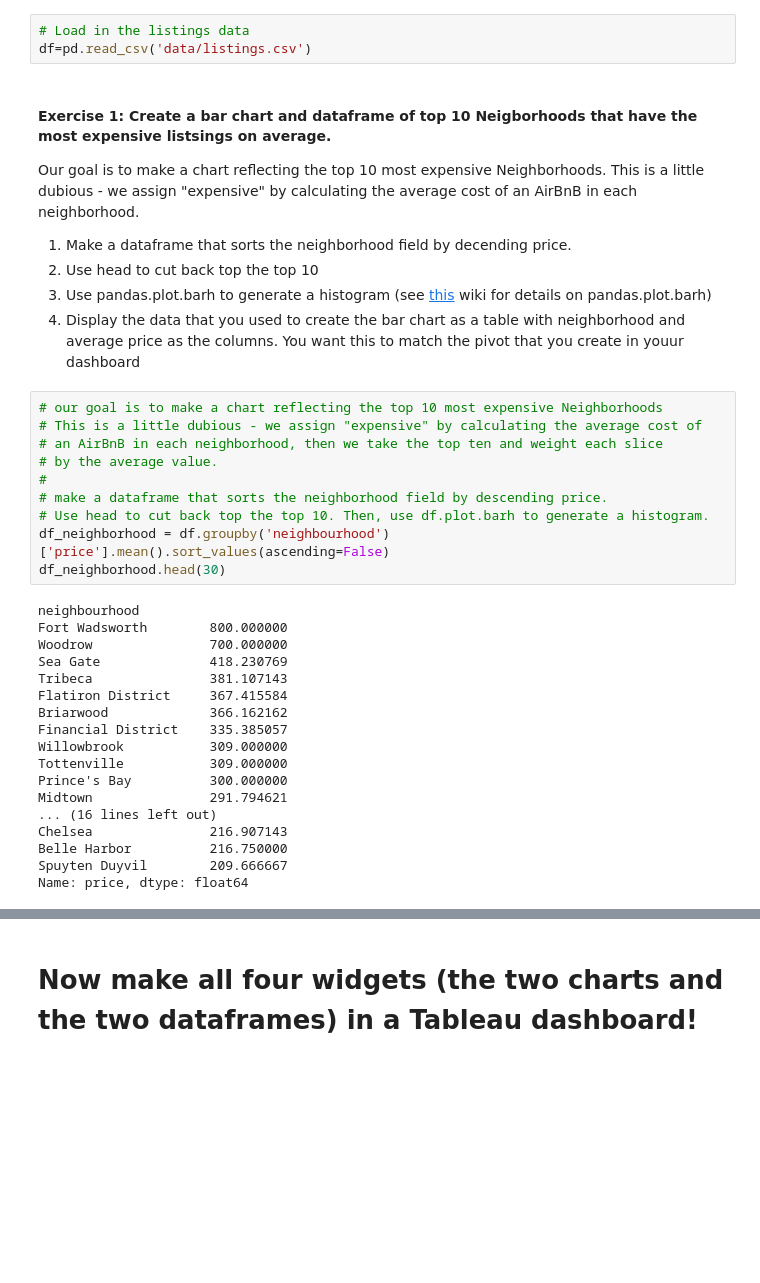
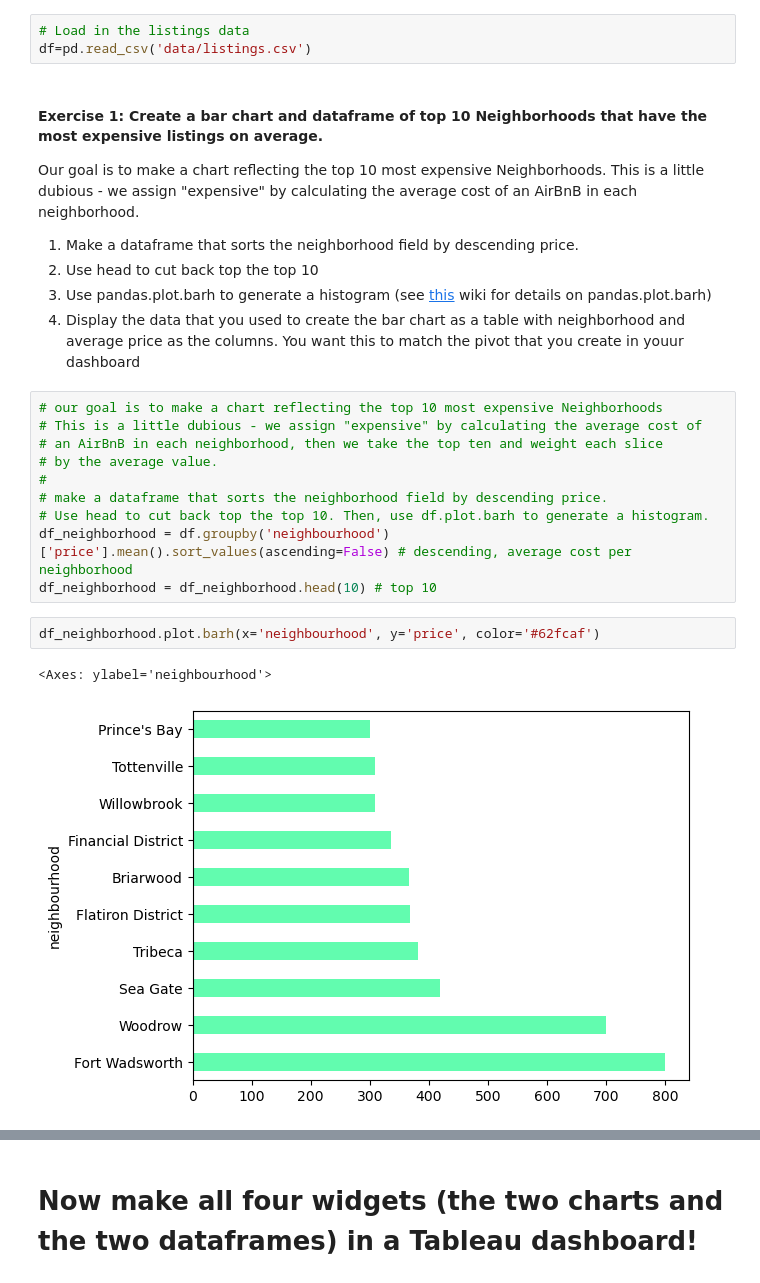
Before and after one commit to jaynopponep/my-fork-2024-DS-Tue, a Jupyter notebook: Week-03-Data_Analytics-Data_Viz-BI_tools/Jay-Exercise.ipynb, the cells around one changed output, grey strips where cells are left out. Drawn from its saved outputs; the diff is of its cells as text; blank space fills up the shorter version.

Commit message:
completed exercise (ipynb portion)

```diff
--- a/Week-03-Data_Analytics-Data_Viz-BI_tools/Jay-Exercise.ipynb
+++ b/Week-03-Data_Analytics-Data_Viz-BI_tools/Jay-Exercise.ipynb
@@ -5,12 +5,12 @@ import pandas as pd
 # Load in the listings data
 df=pd.read_csv('data/listings.csv')
 # %% [markdown]
-####  Exercise 1: Create a bar chart and dataframe of top 10 Neigborhoods that have the most expensive listsings on average.
+####  Exercise 1: Create a bar chart and dataframe of top 10 Neighborhoods that have the most expensive listings on average.
 Our goal is to make a chart reflecting the top 10 most expensive Neighborhoods.
 This is a little dubious - we assign "expensive" by calculating the average cost of
 an AirBnB in each neighborhood.
 
-1. Make a dataframe that sorts the neighborhood field by decending price.
+1. Make a dataframe that sorts the neighborhood field by descending price.
 1. Use head to cut back top the top 10
 1. Use pandas.plot.barh to generate a histogram (see [this](https://pandas.pydata.org/pandas-docs/stable/reference/api/pandas.DataFrame.plot.barh.html) wiki for details on pandas.plot.barh)
 1. Display the data that you used to create the bar chart as a table with neighborhood and average price as the columns.  You want this to match the pivot that you create in youur dashboard
@@ -22,26 +22,13 @@ an AirBnB in each neighborhood.
 #
 # make a dataframe that sorts the neighborhood field by descending price.
 # Use head to cut back top the top 10. Then, use df.plot.barh to generate a histogram.
-df_neighborhood = df.groupby('neighbourhood')['price'].mean().sort_values(ascending=False)
-df_neighborhood.head(30)
+df_neighborhood = df.groupby('neighbourhood')['price'].mean().sort_values(ascending=False) # descending, average cost per neighborhood
+df_neighborhood = df_neighborhood.head(10) # top 10
-# %% [output]
-neighbourhood
-Fort Wadsworth        800.000000
-Woodrow               700.000000
-Sea Gate              418.230769
-Tribeca               381.107143
-Flatiron District     367.415584
-Briarwood             366.162162
-Financial District    335.385057
-Willowbrook           309.000000
-Tottenville           309.000000
-Prince's Bay          300.000000
-Midtown               291.794621
-... (16 lines left out)
-Chelsea               216.907143
-Belle Harbor          216.750000
-Spuyten Duyvil        209.666667
-Name: price, dtype: float64
+# %%
+df_neighborhood.plot.barh(x='neighbourhood', y='price', color='#62fcaf')
+# %% [output]
+<Axes: ylabel='neighbourhood'>
+[figure, added]
 # %%
 # Now, display the top 10 dataframe you created as a table with columns
 # neighbourhood and price
```
Also changed, not shown: parts of 4 cells of this notebook.
